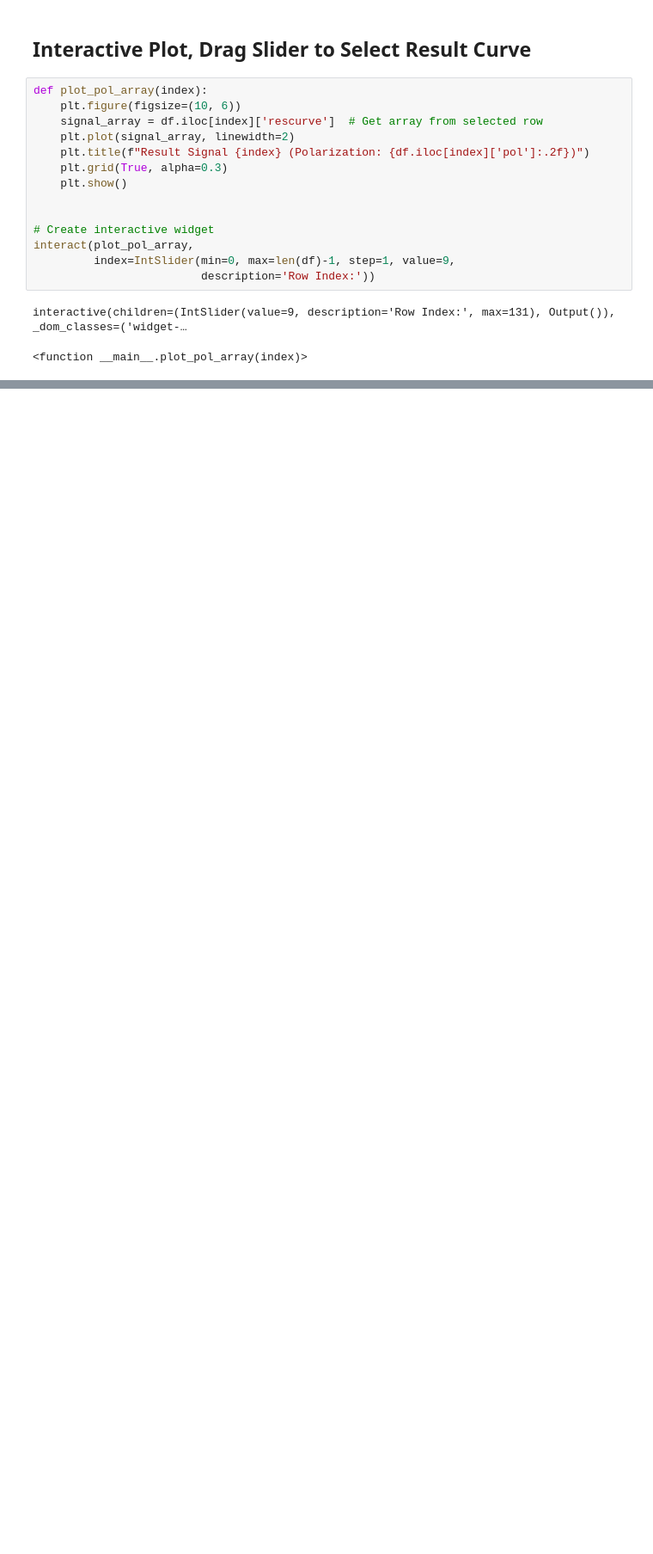
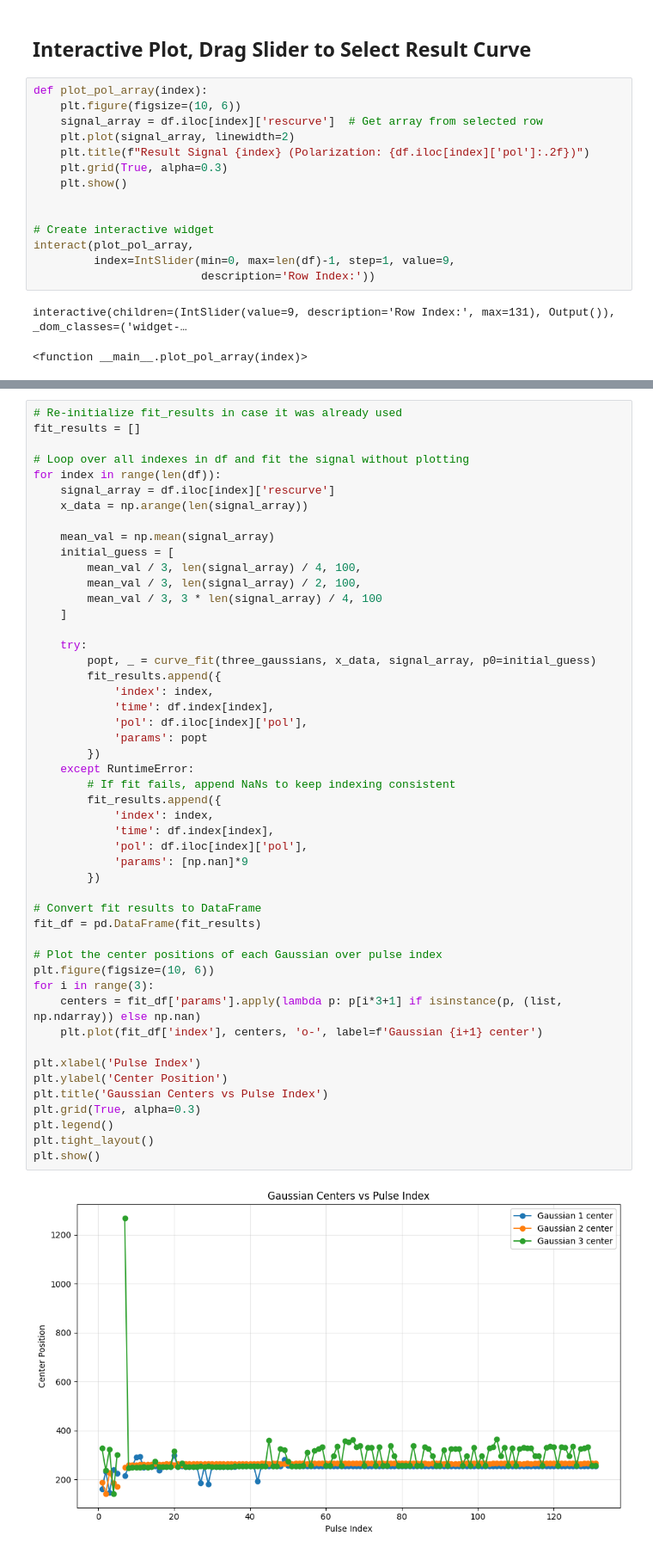
Before and after one commit to evan-toon/DNP, a Jupyter notebook: Proton_Spin_Up.ipynb, the cells around one changed output, grey strips where cells are left out. Shown: that part at 86% size. Cells and saved outputs as stored; diff of their text form; blank space fills up the shorter version.

```diff
--- a/Proton_Spin_Up.ipynb
+++ b/Proton_Spin_Up.ipynb
@@ -133,0 +126,51 @@ plt.show()
+# %%
+# Re-initialize fit_results in case it was already used
+fit_results = []
+
+# Loop over all indexes in df and fit the signal without plotting
+for index in range(len(df)):
+    signal_array = df.iloc[index]['rescurve']
+    x_data = np.arange(len(signal_array))
+
+    mean_val = np.mean(signal_array)
+    initial_guess = [
+        mean_val / 3, len(signal_array) / 4, 100,
+        mean_val / 3, len(signal_array) / 2, 100,
+        mean_val / 3, 3 * len(signal_array) / 4, 100
+    ]
+
+    try:
+        popt, _ = curve_fit(three_gaussians, x_data, signal_array, p0=initial_guess)
+        fit_results.append({
+            'index': index,
+            'time': df.index[index],
+            'pol': df.iloc[index]['pol'],
+            'params': popt
+        })
+    except RuntimeError:
+        # If fit fails, append NaNs to keep indexing consistent
+        fit_results.append({
+            'index': index,
+            'time': df.index[index],
+            'pol': df.iloc[index]['pol'],
+            'params': [np.nan]*9
+        })
+
+# Convert fit results to DataFrame
+fit_df = pd.DataFrame(fit_results)
+
+# Plot the center positions of each Gaussian over pulse index
+plt.figure(figsize=(10, 6))
+for i in range(3):
+    centers = fit_df['params'].apply(lambda p: p[i*3+1] if isinstance(p, (list, np.ndarray)) else np.nan)
+    plt.plot(fit_df['index'], centers, 'o-', label=f'Gaussian {i+1} center')
+
+plt.xlabel('Pulse Index')
+plt.ylabel('Center Position')
+plt.title('Gaussian Centers vs Pulse Index')
+plt.grid(True, alpha=0.3)
+plt.legend()
+plt.tight_layout()
+plt.show()
+# %% [output]
+[figure, added]
```
Also changed, not shown: parts of 2 cells of this notebook.
